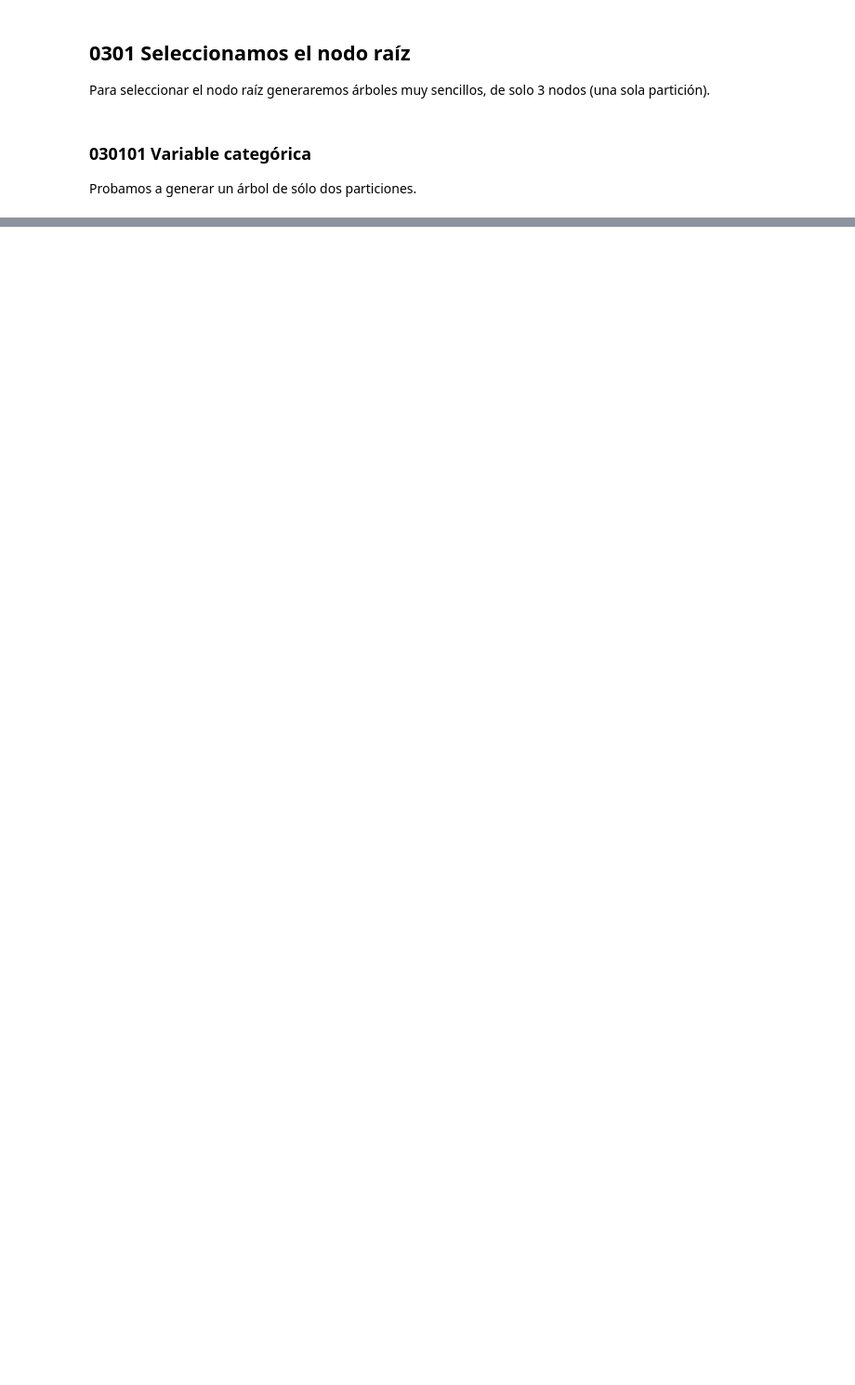
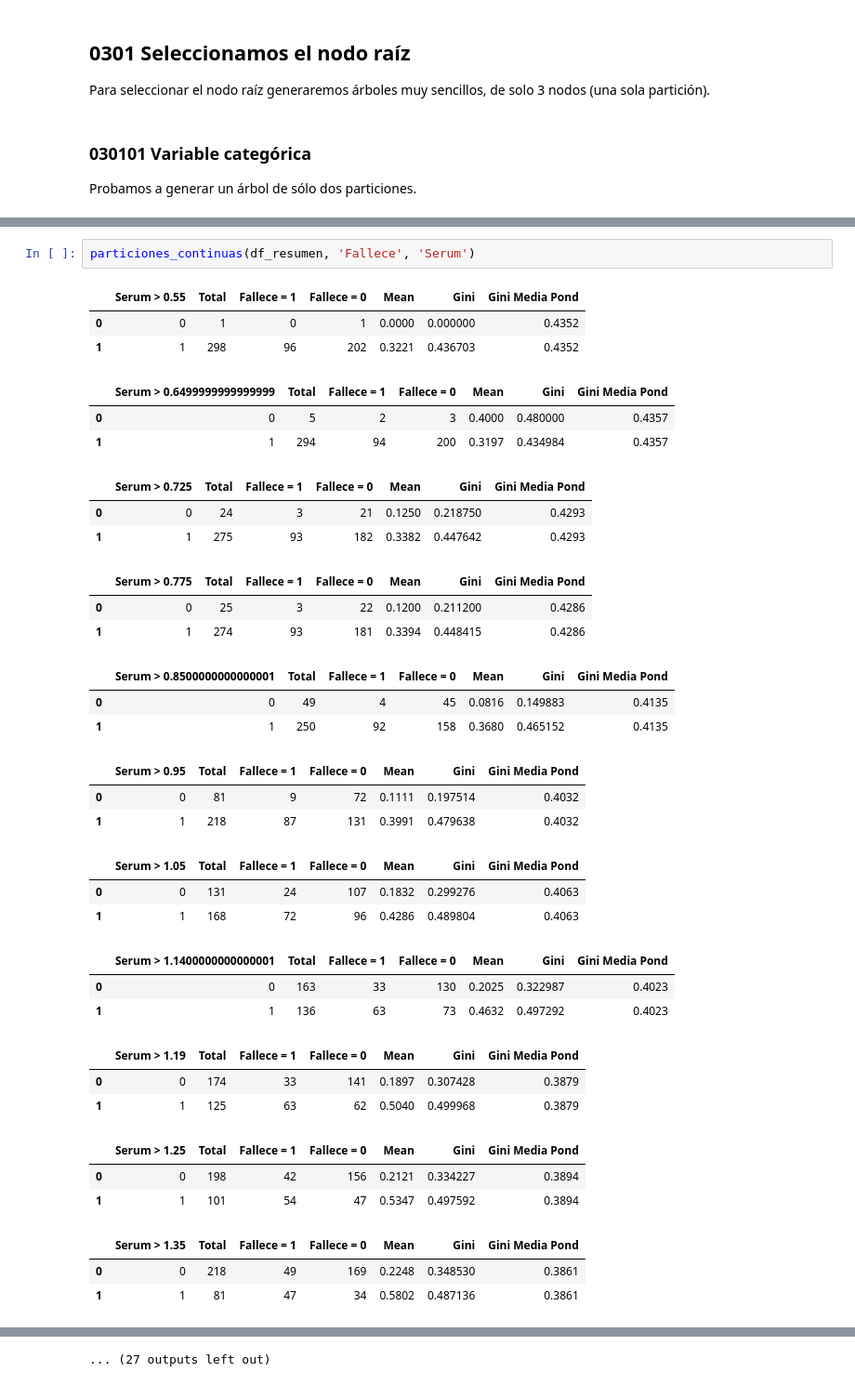
Before and after one commit to JotaBlanco/TheValley, a Jupyter notebook: Arboles/Clase_01_Arboles/01_Árboles_Decisión.ipynb, the cells around one changed output, grey strips where cells are left out. Shown at 93% size. Cells and saved outputs as stored; diff of their text form; blank space fills up the shorter version.

```diff
--- a/Arboles/Clase_01_Arboles/01_Árboles_Decisión.ipynb
+++ b/Arboles/Clase_01_Arboles/01_Árboles_Decisión.ipynb
@@ -240,0 +313,36 @@ for i, valor in enumerate(valores_unicos[1:]):
+# %%
+particiones_continuas(df_resumen, 'Fallece', 'Serum')
+# %% [output]
+|  | Serum > 0.55 | Total | Fallece = 1 | Fallece = 0 | Mean | Gini | Gini Media Pond |
+| 0 | 0 | 1 | 0 | 1 | 0.0000 | 0.000000 | 0.4352 |
+| 1 | 1 | 298 | 96 | 202 | 0.3221 | 0.436703 | 0.4352 |
+|  | Serum > 0.6499999999999999 | Total | Fallece = 1 | Fallece = 0 | Mean | Gini | Gini Media Pond |
+| 0 | 0 | 5 | 2 | 3 | 0.4000 | 0.480000 | 0.4357 |
+| 1 | 1 | 294 | 94 | 200 | 0.3197 | 0.434984 | 0.4357 |
+|  | Serum > 0.725 | Total | Fallece = 1 | Fallece = 0 | Mean | Gini | Gini Media Pond |
+| 0 | 0 | 24 | 3 | 21 | 0.1250 | 0.218750 | 0.4293 |
+| 1 | 1 | 275 | 93 | 182 | 0.3382 | 0.447642 | 0.4293 |
+|  | Serum > 0.775 | Total | Fallece = 1 | Fallece = 0 | Mean | Gini | Gini Media Pond |
+| 0 | 0 | 25 | 3 | 22 | 0.1200 | 0.211200 | 0.4286 |
+| 1 | 1 | 274 | 93 | 181 | 0.3394 | 0.448415 | 0.4286 |
+|  | Serum > 0.8500000000000001 | Total | Fallece = 1 | Fallece = 0 | Mean | Gini | Gini Media Pond |
+| 0 | 0 | 49 | 4 | 45 | 0.0816 | 0.149883 | 0.4135 |
+| 1 | 1 | 250 | 92 | 158 | 0.3680 | 0.465152 | 0.4135 |
+|  | Serum > 0.95 | Total | Fallece = 1 | Fallece = 0 | Mean | Gini | Gini Media Pond |
+| 0 | 0 | 81 | 9 | 72 | 0.1111 | 0.197514 | 0.4032 |
+| 1 | 1 | 218 | 87 | 131 | 0.3991 | 0.479638 | 0.4032 |
+|  | Serum > 1.05 | Total | Fallece = 1 | Fallece = 0 | Mean | Gini | Gini Media Pond |
+| 0 | 0 | 131 | 24 | 107 | 0.1832 | 0.299276 | 0.4063 |
+| 1 | 1 | 168 | 72 | 96 | 0.4286 | 0.489804 | 0.4063 |
+|  | Serum > 1.1400000000000001 | Total | Fallece = 1 | Fallece = 0 | Mean | Gini | Gini Media Pond |
+| 0 | 0 | 163 | 33 | 130 | 0.2025 | 0.322987 | 0.4023 |
+| 1 | 1 | 136 | 63 | 73 | 0.4632 | 0.497292 | 0.4023 |
+|  | Serum > 1.19 | Total | Fallece = 1 | Fallece = 0 | Mean | Gini | Gini Media Pond |
+| 0 | 0 | 174 | 33 | 141 | 0.1897 | 0.307428 | 0.3879 |
+| 1 | 1 | 125 | 63 | 62 | 0.5040 | 0.499968 | 0.3879 |
+|  | Serum > 1.25 | Total | Fallece = 1 | Fallece = 0 | Mean | Gini | Gini Media Pond |
+| 0 | 0 | 198 | 42 | 156 | 0.2121 | 0.334227 | 0.3894 |
+| 1 | 1 | 101 | 54 | 47 | 0.5347 | 0.497592 | 0.3894 |
+|  | Serum > 1.35 | Total | Fallece = 1 | Fallece = 0 | Mean | Gini | Gini Media Pond |
+| 0 | 0 | 218 | 49 | 169 | 0.2248 | 0.348530 | 0.3861 |
+| 1 | 1 | 81 | 47 | 34 | 0.5802 | 0.487136 | 0.3861 |
@@ -240,0 +352 @@ for i, valor in enumerate(valores_unicos[1:]):
+... (27 outputs left out)
```
Also changed, not shown: parts of 71 cells of this notebook.
